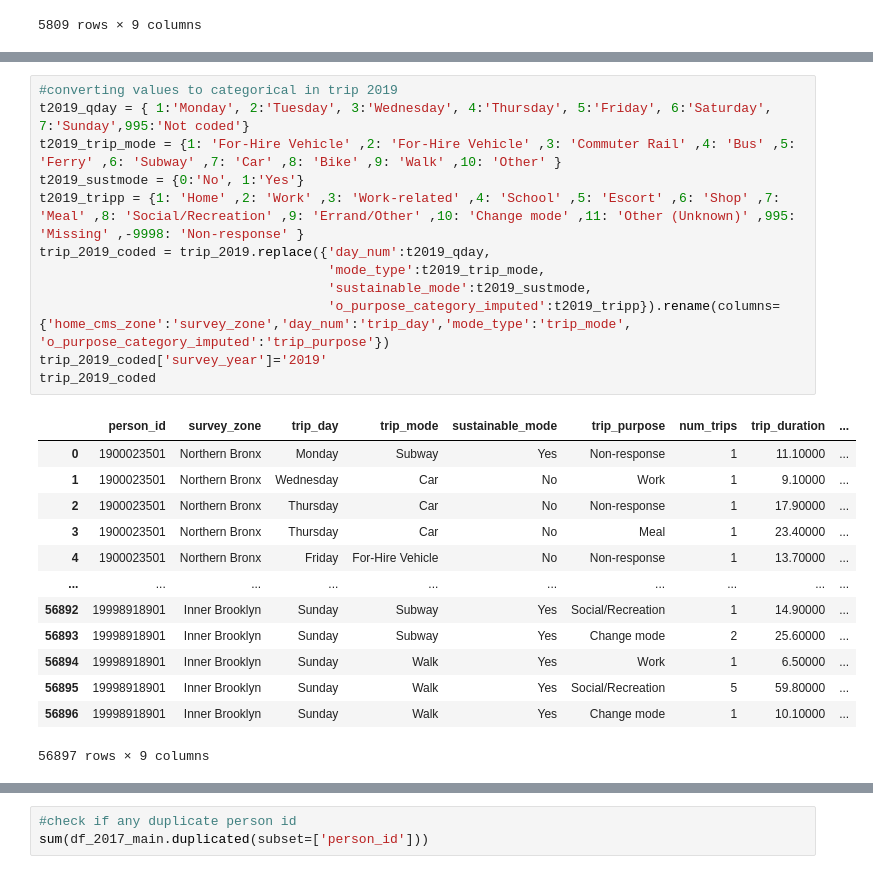
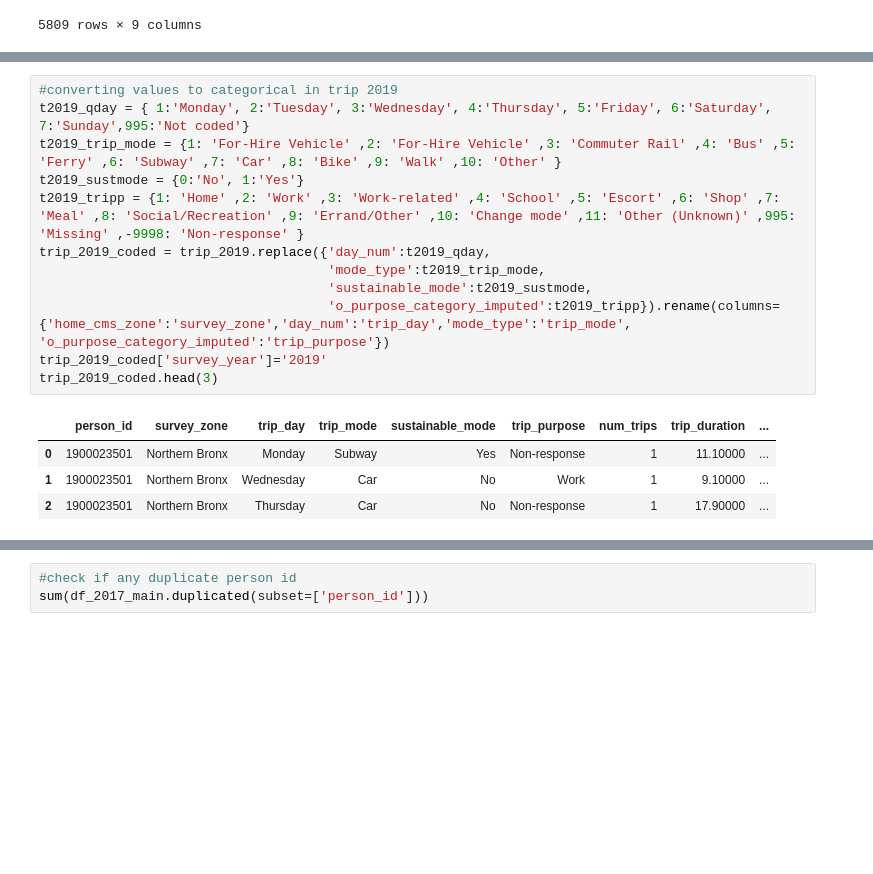
Before and after one commit to mmgargoles/NYC-Mobility-Project, a Jupyter notebook: CPSC4830-Project-Draft.ipynb, the cells around one changed output, grey strips where cells are left out. Cells and saved outputs as stored; diff of their text form; blank space fills up the shorter version.

```diff
--- a/CPSC4830-Project-Draft.ipynb
+++ b/CPSC4830-Project-Draft.ipynb
@@ -136,29 +135,20 @@ trip_2017_coded
 # %%
 #converting values to categorical in trip 2019
 t2019_qday = { 1:'Monday', 2:'Tuesday', 3:'Wednesday', 4:'Thursday', 5:'Friday', 6:'Saturday', 7:'Sunday',995:'Not coded'}
 t2019_trip_mode = {1: 'For-Hire Vehicle' ,2: 'For-Hire Vehicle' ,3: 'Commuter Rail' ,4: 'Bus' ,5: 'Ferry' ,6: 'Subway' ,7: 'Car' ,8: 'Bike' ,9: 'Walk' ,10: 'Other' }
 t2019_sustmode = {0:'No', 1:'Yes'}
 t2019_tripp = {1: 'Home' ,2: 'Work' ,3: 'Work-related' ,4: 'School' ,5: 'Escort' ,6: 'Shop' ,7: 'Meal' ,8: 'Social/Recreation' ,9: 'Errand/Other' ,10: 'Change mode' ,11: 'Other (Unknown)' ,995: 'Missing' ,-9998: 'Non-response' }
 trip_2019_coded = trip_2019.replace({'day_num':t2019_qday,
                                      'mode_type':t2019_trip_mode,
                                      'sustainable_mode':t2019_sustmode,
                                      'o_purpose_category_imputed':t2019_tripp}).rename(columns={'home_cms_zone':'survey_zone','day_num':'trip_day','mode_type':'trip_mode', 'o_purpose_category_imputed':'trip_purpose'})
 trip_2019_coded['survey_year']='2019'
-trip_2019_coded
+trip_2019_coded.head(3)
 # %% [output]
 |  | person_id | survey_zone | trip_day | trip_mode | sustainable_mode | trip_purpose | num_trips | trip_duration | ... |
 | 0 | 1900023501 | Northern Bronx | Monday | Subway | Yes | Non-response | 1 | 11.10000 | ... |
 | 1 | 1900023501 | Northern Bronx | Wednesday | Car | No | Work | 1 | 9.10000 | ... |
 | 2 | 1900023501 | Northern Bronx | Thursday | Car | No | Non-response | 1 | 17.90000 | ... |
-| 3 | 1900023501 | Northern Bronx | Thursday | Car | No | Meal | 1 | 23.40000 | ... |
-| 4 | 1900023501 | Northern Bronx | Friday | For-Hire Vehicle | No | Non-response | 1 | 13.70000 | ... |
-| ... | ... | ... | ... | ... | ... | ... | ... | ... | ... |
-| 56892 | 19998918901 | Inner Brooklyn | Sunday | Subway | Yes | Social/Recreation | 1 | 14.90000 | ... |
-| 56893 | 19998918901 | Inner Brooklyn | Sunday | Subway | Yes | Change mode | 2 | 25.60000 | ... |
-| 56894 | 19998918901 | Inner Brooklyn | Sunday | Walk | Yes | Work | 1 | 6.50000 | ... |
-| 56895 | 19998918901 | Inner Brooklyn | Sunday | Walk | Yes | Social/Recreation | 5 | 59.80000 | ... |
-| 56896 | 19998918901 | Inner Brooklyn | Sunday | Walk | Yes | Change mode | 1 | 10.10000 | ... |
-56897 rows × 9 columns
 # %%
 #combines all trip survey data
 all_survey_trip_data = pd.concat([trip_2017_coded,trip_2018_coded,trip_2019_coded], ignore_index=True)
```
Also changed, not shown: parts of 14 cells of this notebook.
